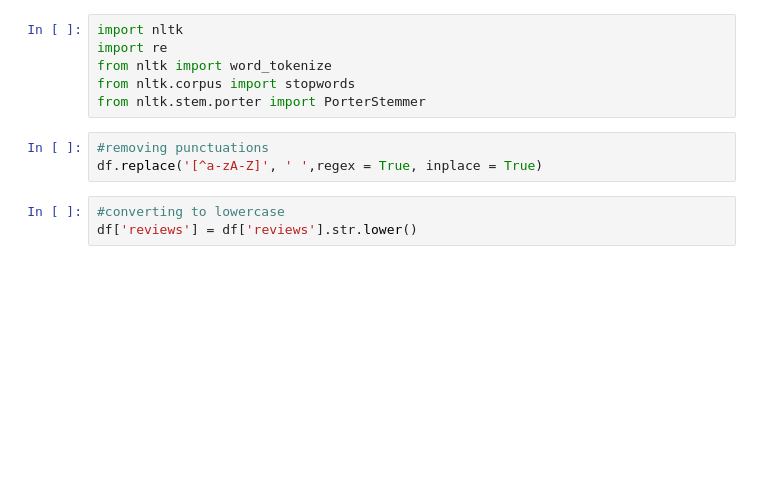
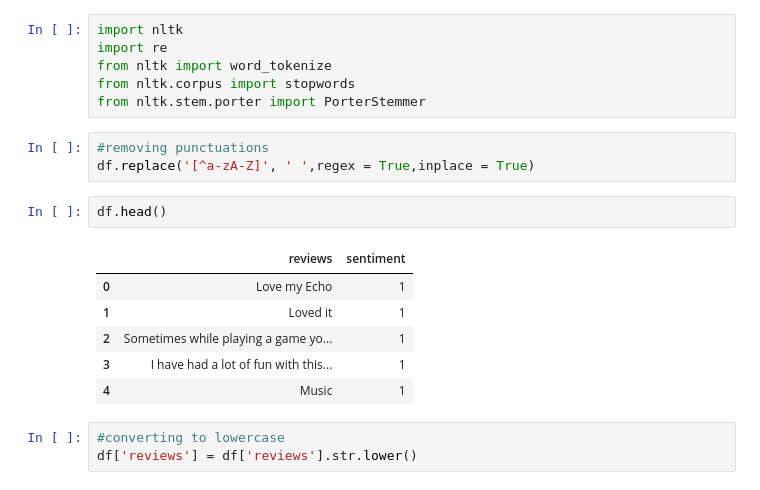
Before and after one commit to rud-rax/sentimentAnalysis, a Jupyter notebook: main.ipynb, the cells around one changed output. Drawn from its saved outputs; the diff is of its cells as text; blank space fills up the shorter version.

```diff
--- a/main.ipynb
+++ b/main.ipynb
@@ -30,7 +42,16 @@ from nltk.corpus import stopwords
 from nltk.stem.porter import PorterStemmer
 # %%
 #removing punctuations
-df.replace('[^a-zA-Z]', ' ',regex = True, inplace = True)
+df.replace('[^a-zA-Z]', ' ',regex = True,inplace = True)
+# %%
+df.head()
+# %% [output]
+|  | reviews | sentiment |
+| 0 | Love my Echo | 1 |
+| 1 | Loved it | 1 |
+| 2 | Sometimes while playing a game yo... | 1 |
+| 3 | I have had a lot of fun with this... | 1 |
+| 4 | Music | 1 |
 # %%
 #converting to lowercase
 df['reviews'] = df['reviews'].str.lower()
```
Also changed, not shown: parts of 5 cells of this notebook.
